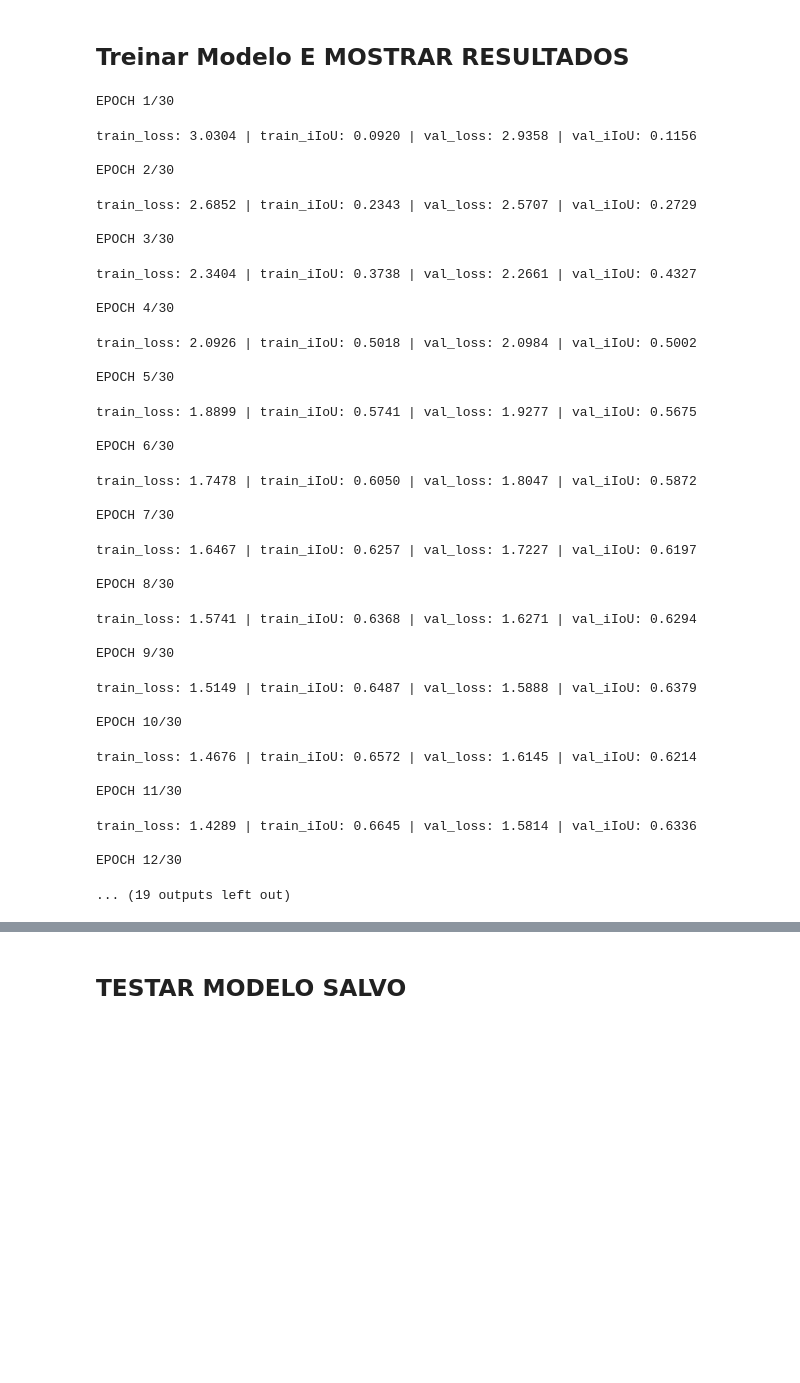
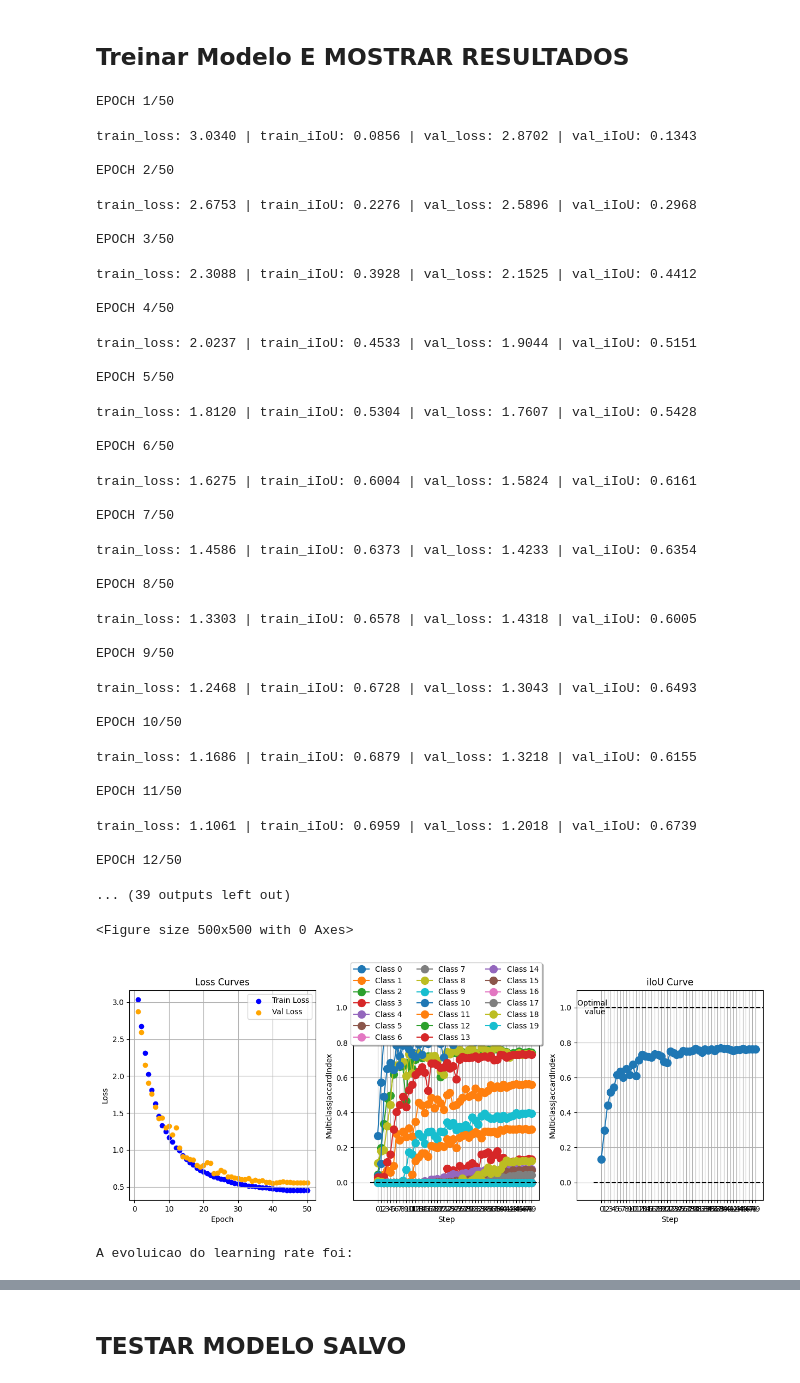
Before and after one commit to JoseFSilveira/linknet-studynotes, a Jupyter notebook: main.ipynb, the cells around one changed output, grey strips where cells are left out. Saved outputs shown, nothing was run; the diff lists cells and outputs as text; code cells hidden in the pictures; blank space fills up the shorter version.

```diff
--- a/main.ipynb
+++ b/main.ipynb
@@ -41,7 +41,7 @@ IM_WIDTH = 512
 
 BATCH_SIZE = 64
 NUM_WORKERS = os.cpu_count() // 2
-EPOCHS = 30
+EPOCHS = 50
 
 NUM_CLASSES = 20 # Numero de classes do dataset, incluindo a classe de ignorar (void)
 # %%
@@ -228,41 +228,49 @@ tensor([[[ 7, 13,  7,  ..., 13,  6,  9],
 # %%
 # Treinar o modelo
 if SCRIPT_MODE != "TEST":
-    fit_model = tr.TrainLinkNet(model=model, device=device, epochs=EPOCHS)
+    fit_model = tr.TrainLinkNet(model=model, device=device, epochs=EPOCHS, init_lr=1e-4)
     fit_model(train_dataloader, val_dataloader)
 # %% [output]
-EPOCH 1/30
+EPOCH 1/50
-train_loss: 3.0304 | train_iIoU: 0.0920 | val_loss: 2.9358 | val_iIoU: 0.1156
+train_loss: 3.0340 | train_iIoU: 0.0856 | val_loss: 2.8702 | val_iIoU: 0.1343
 
-EPOCH 2/30
+EPOCH 2/50
-train_loss: 2.6852 | train_iIoU: 0.2343 | val_loss: 2.5707 | val_iIoU: 0.2729
+train_loss: 2.6753 | train_iIoU: 0.2276 | val_loss: 2.5896 | val_iIoU: 0.2968
 
-EPOCH 3/30
+EPOCH 3/50
-train_loss: 2.3404 | train_iIoU: 0.3738 | val_loss: 2.2661 | val_iIoU: 0.4327
+train_loss: 2.3088 | train_iIoU: 0.3928 | val_loss: 2.1525 | val_iIoU: 0.4412
 
-EPOCH 4/30
+EPOCH 4/50
-train_loss: 2.0926 | train_iIoU: 0.5018 | val_loss: 2.0984 | val_iIoU: 0.5002
+train_loss: 2.0237 | train_iIoU: 0.4533 | val_loss: 1.9044 | val_iIoU: 0.5151
 
-EPOCH 5/30
+EPOCH 5/50
-train_loss: 1.8899 | train_iIoU: 0.5741 | val_loss: 1.9277 | val_iIoU: 0.5675
+train_loss: 1.8120 | train_iIoU: 0.5304 | val_loss: 1.7607 | val_iIoU: 0.5428
 
-EPOCH 6/30
+EPOCH 6/50
-train_loss: 1.7478 | train_iIoU: 0.6050 | val_loss: 1.8047 | val_iIoU: 0.5872
+train_loss: 1.6275 | train_iIoU: 0.6004 | val_loss: 1.5824 | val_iIoU: 0.6161
 
-EPOCH 7/30
+EPOCH 7/50
-train_loss: 1.6467 | train_iIoU: 0.6257 | val_loss: 1.7227 | val_iIoU: 0.6197
+train_loss: 1.4586 | train_iIoU: 0.6373 | val_loss: 1.4233 | val_iIoU: 0.6354
 
-EPOCH 8/30
+EPOCH 8/50
-train_loss: 1.5741 | train_iIoU: 0.6368 | val_loss: 1.6271 | val_iIoU: 0.6294
+train_loss: 1.3303 | train_iIoU: 0.6578 | val_loss: 1.4318 | val_iIoU: 0.6005
 
-EPOCH 9/30
+EPOCH 9/50
-train_loss: 1.5149 | train_iIoU: 0.6487 | val_loss: 1.5888 | val_iIoU: 0.6379
+train_loss: 1.2468 | train_iIoU: 0.6728 | val_loss: 1.3043 | val_iIoU: 0.6493
 
-EPOCH 10/30
+EPOCH 10/50
-train_loss: 1.4676 | train_iIoU: 0.6572 | val_loss: 1.6145 | val_iIoU: 0.6214
+train_loss: 1.1686 | train_iIoU: 0.6879 | val_loss: 1.3218 | val_iIoU: 0.6155
 
-EPOCH 11/30
+EPOCH 11/50
-train_loss: 1.4289 | train_iIoU: 0.6645 | val_loss: 1.5814 | val_iIoU: 0.6336
+train_loss: 1.1061 | train_iIoU: 0.6959 | val_loss: 1.2018 | val_iIoU: 0.6739
 
-EPOCH 12/30
+EPOCH 12/50
-... (19 outputs left out)
+... (39 outputs left out)
+# %%
+# Imprimir resultados do treinamento
+if SCRIPT_MODE != "TEST":
+    print_results(fit_model.results)
+# %% [output]
+<Figure size 500x500 with 0 Axes>
+[figure, added]
+A evoluicao do learning rate foi:
```
Also changed, not shown: parts of 6 cells of this notebook, 5 other files.
